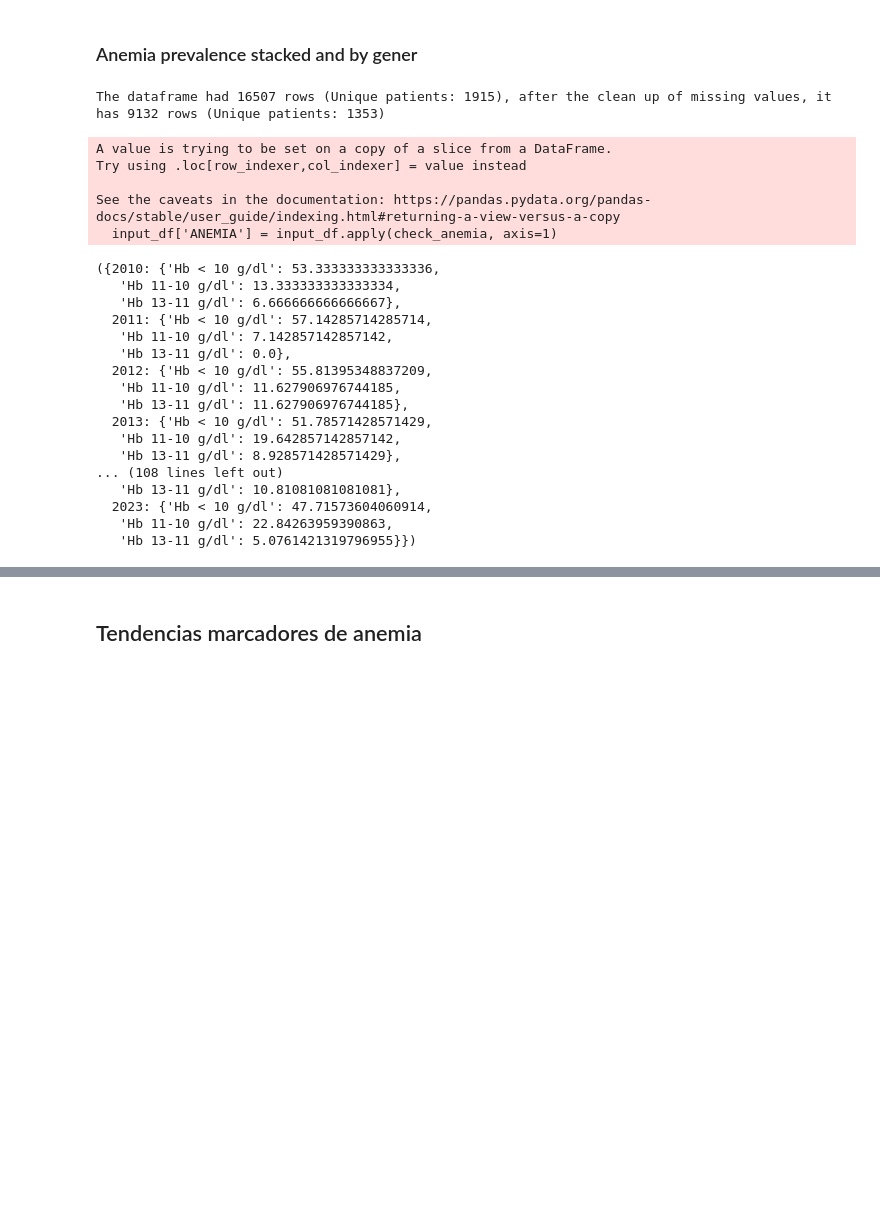
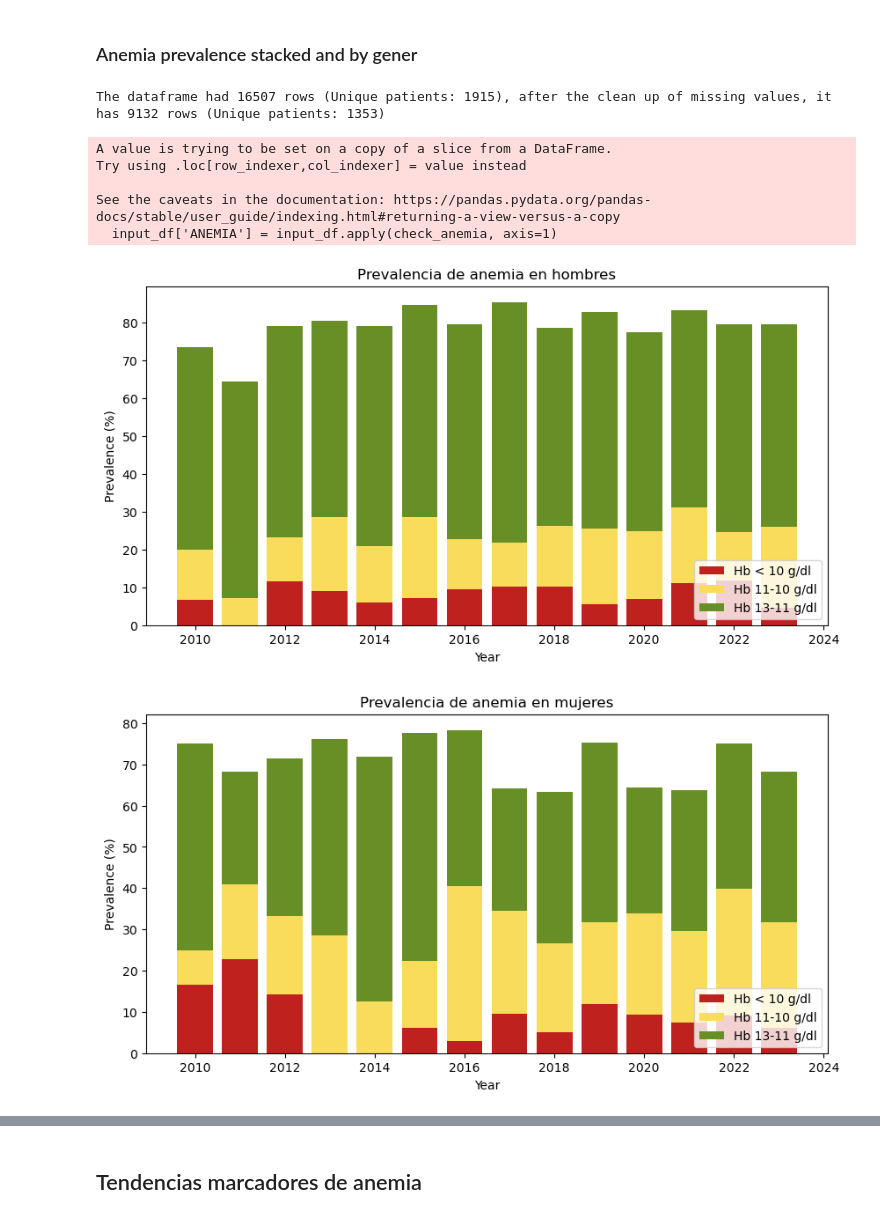
Before and after one commit to KevinNaMo/LevanteDPAnemia, a Jupyter notebook: Anemia_levanteDP.ipynb, the cells around one changed output, grey strips where cells are left out. Drawn from its saved outputs; the diff is of its cells as text; code cells hidden in the pictures; blank space fills up the shorter version.

Commit message:
Fixed error in anemia prevalence representation

```diff
--- a/Anemia_levanteDP.ipynb
+++ b/Anemia_levanteDP.ipynb
@@ -546,31 +546,16 @@ RandomSurvivalForest(n_estimators=1000)
 # %%
 anemia_cols = ['HEMOGLOBINA', 'HIERRO', 'IST', 'FERRITINA', 'REGISTRO', 'FECHA']
 anemia_df = a.clean_df(merged_base_df, anemia_cols, verbose=True)
 a.add_anemia_column(anemia_df)
 anemia_df = a.filter_by_year([anemia_df], ['FECHA'], 2010, 2023)[0]
 
-a.anemia_prevalence_stack(anemia_df, [13, 11, 10], [12, 11, 10], [2010, 2023])
+ale_results_readable, female_results_readable, total_results_readable, df = a.anemia_prevalence_stack(anemia_df, [10, 11, 13], [10, 11, 12], [2010, 2023])
 # %% [output]
 The dataframe had 16507 rows (Unique patients: 1915), after the clean up of missing values, it has 9132 rows (Unique patients: 1353)
 A value is trying to be set on a copy of a slice from a DataFrame.
 Try using .loc[row_indexer,col_indexer] = value instead
 
 See the caveats in the documentation: https://pandas.pydata.org/pandas-docs/stable/user_guide/indexing.html#returning-a-view-versus-a-copy
   input_df['ANEMIA'] = input_df.apply(check_anemia, axis=1)
-({2010: {'Hb < 10 g/dl': 53.333333333333336,
-   'Hb 11-10 g/dl': 13.333333333333334,
-   'Hb 13-11 g/dl': 6.666666666666667},
-  2011: {'Hb < 10 g/dl': 57.14285714285714,
-   'Hb 11-10 g/dl': 7.142857142857142,
-   'Hb 13-11 g/dl': 0.0},
-  2012: {'Hb < 10 g/dl': 55.81395348837209,
-   'Hb 11-10 g/dl': 11.627906976744185,
-   'Hb 13-11 g/dl': 11.627906976744185},
-  2013: {'Hb < 10 g/dl': 51.78571428571429,
-   'Hb 11-10 g/dl': 19.642857142857142,
-   'Hb 13-11 g/dl': 8.928571428571429},
-... (108 lines left out)
-   'Hb 13-11 g/dl': 10.81081081081081},
-  2023: {'Hb < 10 g/dl': 47.71573604060914,
-   'Hb 11-10 g/dl': 22.84263959390863,
-   'Hb 13-11 g/dl': 5.0761421319796955}})
+[figure, added]
+[figure, added]
```
Also changed, not shown: parts of 11 cells of this notebook, 1 other file.
